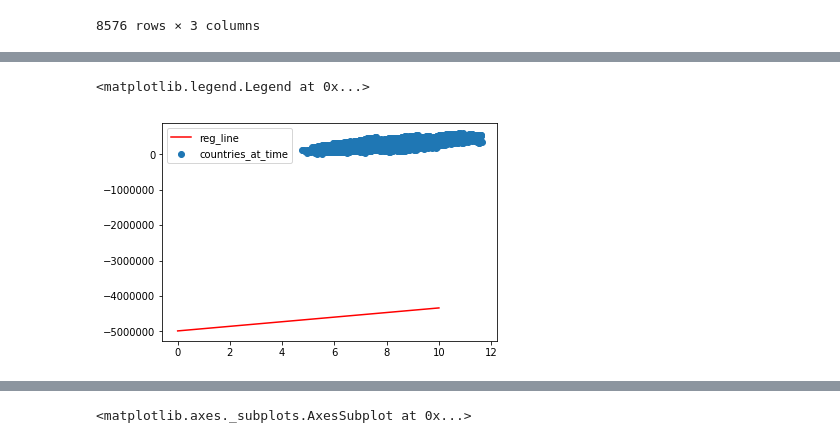
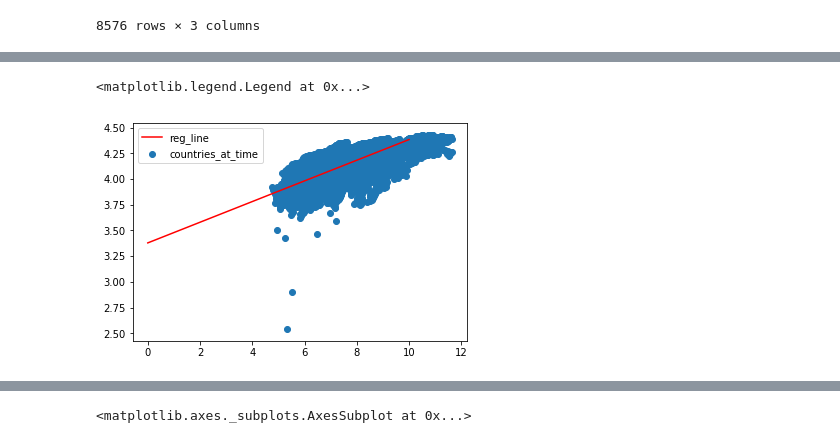
Before and after one commit to Omairss/ds5500-hw2, a Jupyter notebook: HW2.ipynb, the cells around one changed output, grey strips where cells are left out. Drawn from its saved outputs; the diff is of its cells as text; code cells hidden in the pictures.

```diff
--- a/HW2.ipynb
+++ b/HW2.ipynb
@@ -102,11 +116,11 @@ X
 # %%
 X = np.log(data[['gdppercapita_us_inflation_adjusted']])
 X['gdppercapita_us_inflation_adjusted_sq'] =\
-                    np.power(data[['gdppercapita_us_inflation_adjusted']],2)
+                    data[['gdppercapita_us_inflation_adjusted']]
 
-X['time'] = data[['time']]
+#X['time'] = data[['time']]
 X = sm.add_constant(X)
-y = np.power(data['life_expectancy_years'], 3)
+y = np.log(data['life_expectancy_years'])
 results = sm.OLS(y, X, data=data).fit()
 
 fig, axes = plt.subplots(1,1)
@@ -115,33 +129,33 @@ parameter_10 = results.conf_int(alpha = 0.05)[1][0]
 parameter_00 = results.conf_int(alpha = 0.05)[0][0]
 parameter_11 = results.conf_int(alpha = 0.05)[1][1]
 parameter_01 = results.conf_int(alpha = 0.05)[0][1]
 parameter_1 = results.params[1]
 parameter_0 = results.params[0]
 
 reg_line     = lambda x: x * parameter_1 + parameter_0
 conf_05_line = lambda x: x * parameter_10 + parameter_00
 conf_95_line = lambda x: x * parameter_11 + parameter_01
 
 
 
 x_conf_05 = [i for i in tqdm(range(int(max(X['gdppercapita_us_inflation_adjusted']))))]
 y_conf_05 = [conf_05_line(i) for i in range(int(max(X['gdppercapita_us_inflation_adjusted'])))]
 
 x_conf_95 = [i for i in range(int(max(X['gdppercapita_us_inflation_adjusted'])))]
 y_conf_95 = [conf_95_line(i) for i in range(int(max(X['gdppercapita_us_inflation_adjusted'])))]
 
 
 ols_line_x = [i for i in range(int(max(X['gdppercapita_us_inflation_adjusted'])))]
 ols_line_y = [reg_line(i) for i in range(int(max(X['gdppercapita_us_inflation_adjusted'])))]
 
 axes.scatter(X['gdppercapita_us_inflation_adjusted'], y, label = 'countries_at_time')
 axes.plot(ols_line_x, ols_line_y, label = 'reg_line', color = 'red')
 #axes.plot(x_conf_95, y_conf_95, label = '95_conf')
 #axes.plot(x_conf_05, y_conf_05, label = '05_conf')
 axes.legend()
 # %% [output]
 [interactive output not drawn]
 <matplotlib.legend.Legend at 0x...>
-[figure, old version]
+[figure, new version]
 # %%
 results.summary()
```
Also changed, not shown: parts of 10 cells of this notebook, 4 other files.
